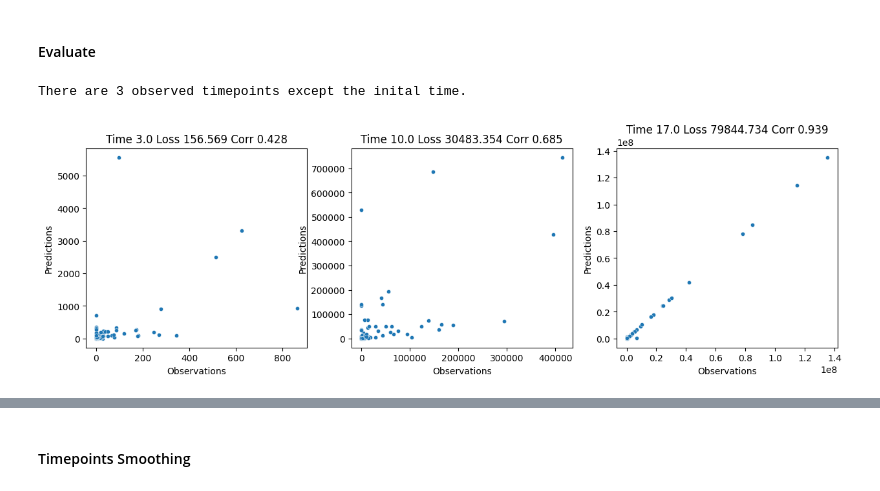
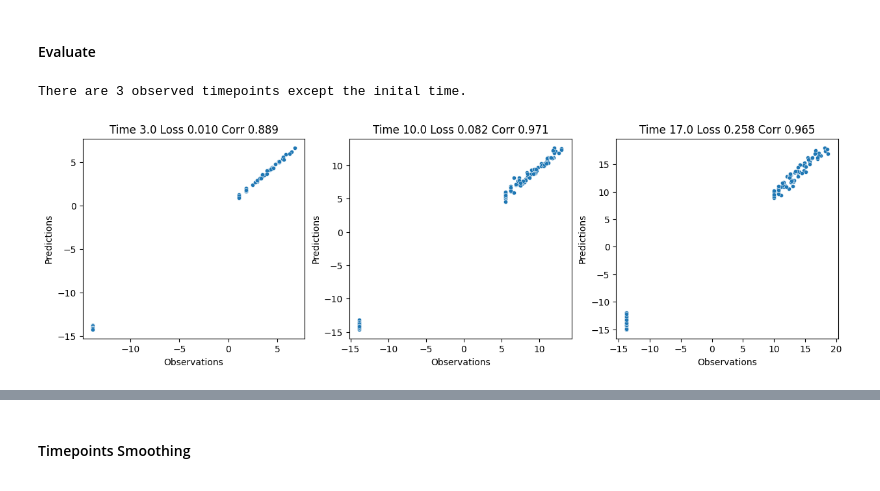
Before and after one commit to StatBiomed/clonaltrans, a Jupyter notebook: clonetrans obs.ipynb, the cells around one changed output, grey strips where cells are left out. Drawn from its saved outputs; the diff is of its cells as text; code cells hidden in the pictures.

Commit message:
KaiMing initialization / Summary of ODE prediction

```diff
--- a/clonetrans obs.ipynb
+++ b/clonetrans obs.ipynb
@@ -76,13 +76,17 @@ torch.save(model, './model.pt')
 # %% [markdown]
 #### Evaluate
 # %%
-path = './examples/New/1LTime4LR001Epo1000N.pt'
+path = './examples/2Layers/EKMTime4LR001Epo1000LogN.pt'
 model = torch.load(path)
 device = torch.device(f"cuda:{model.config.gpu}")
+model.config.input_form = 'log'
 # %%
 t_observed = torch.tensor([0.0, 3.0, 10.0, 17.0]).to(device)
+t_observed_norm = (t_observed - t_observed[0]) / (t_observed[-1] - t_observed[0])
+predictions = model.eval_model(t_observed_norm, log_output=True)
+
 save = 'eval_' + os.path.split(path)[1]
-pl.eval_predictions(model, t_observed, save=save)
+pl.mse_corr(model.input_N[1:], predictions[1:], t_observed[1:], save=False)
 # %% [output]
 There are 3 observed timepoints except the inital time.
-[figure, old version]
+[figure, new version]
```
Also changed, not shown: parts of 20 cells of this notebook, 9 other files.
